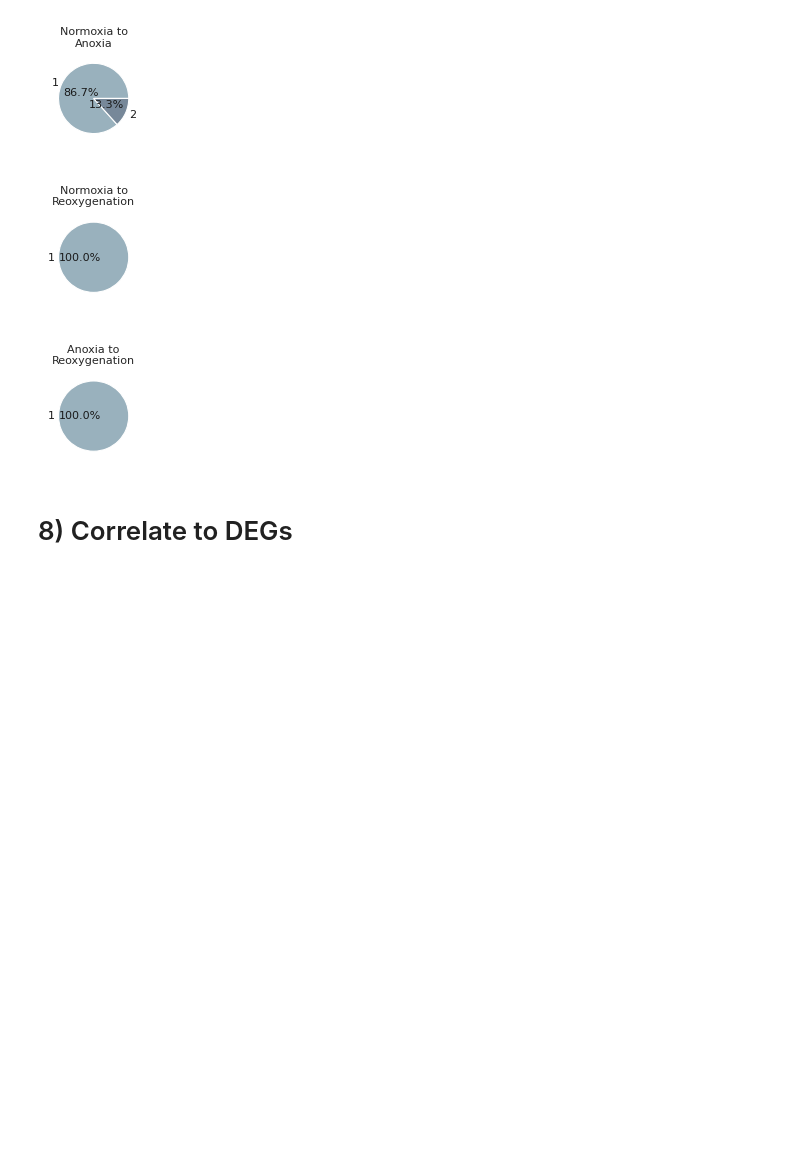
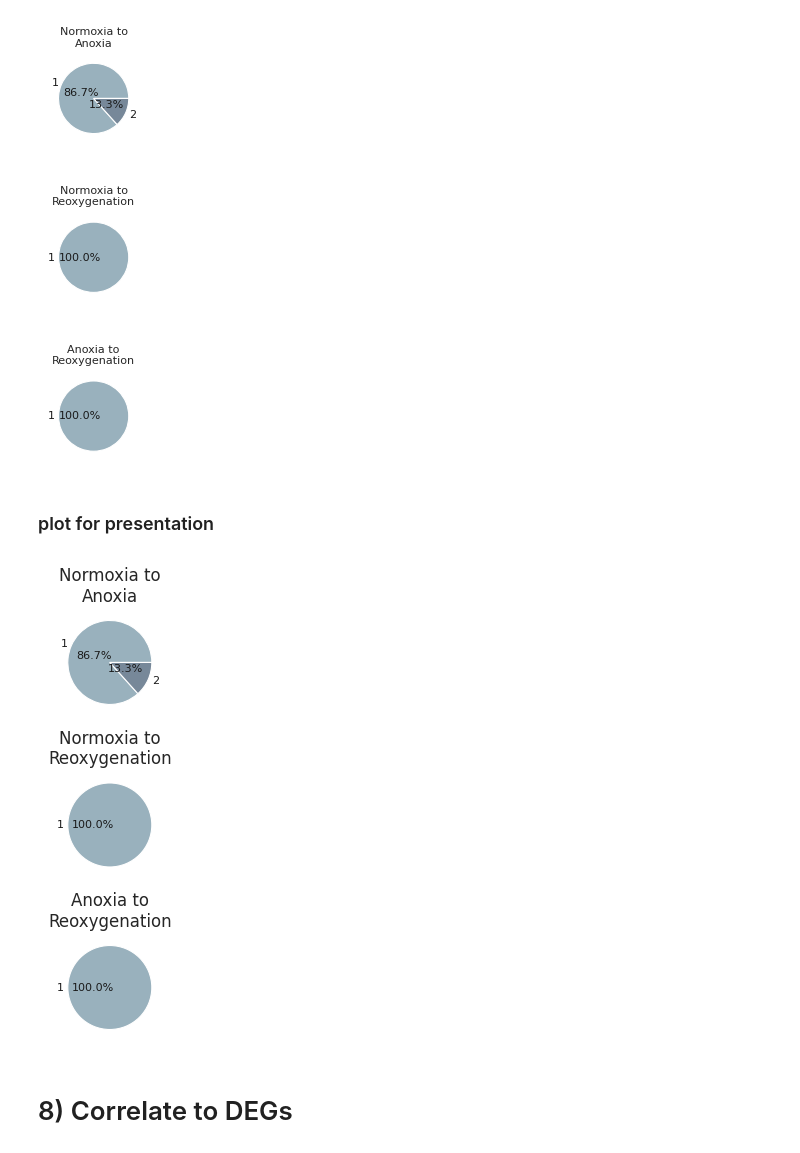
Before and after one commit to MagdalenaWinklhofer/WholeGenomeBisulphiteSequencing, a Jupyter notebook: DNAseq_pipeline/7_match_dmr_to_gene.ipynb, the cells around one changed output. Cells and saved outputs as stored; diff of their text form; code cells hidden in the pictures; blank space fills up the shorter version.

```diff
--- a/DNAseq_pipeline/7_match_dmr_to_gene.ipynb
+++ b/DNAseq_pipeline/7_match_dmr_to_gene.ipynb
@@ -342,6 +447,45 @@ plt.savefig('7_match_dmr_to_gene/DMRs_per_geneid_distribution.svg')
 plt.show()
 # %% [output]
 [figure]
+# %% [markdown]
+### plot for presentation
+# %%
+import matplotlib.pyplot as plt
+
+# Create a figure and 3 subplots in a 3x1 grid
+sns.set_theme(style = 'whitegrid', context='paper', rc={'axes.labelsize':12, 'xtick.labelsize':12, 'ytick.labelsize':12, 'legend.fontsize':12, 'legend.title_fontsize':12})
+fig, axs = plt.subplots(3, 1, figsize=((6/2.54), (12.75/2.54)))
+
+# Define the colors for the pie charts
+colors = ['#99B1BD', 'lightslategray']
+
+# rename subplots
+names = {'NvsA': 'Normoxia to\nAnoxia', 'NvsR': 'Normoxia to\nReoxygenation', 'AvsR': 'Anoxia to\nReoxygenation'}
+
+# Iterate over the dmr_withinGeneBorder items
+for i, (subset_name, dmr_subset) in enumerate(dmr_withinGeneBorder.items()):
+    ax = axs[i]
+    # Calculate the value counts
+    value_counts = dmr_subset.groupby('gene_id')['gene_id'].transform('count').value_counts()
+    # Plot the pie chart
+    wedges, texts, autotexts = ax.pie(
+        value_counts,
+        labels=value_counts.index,
+        autopct='%1.1f%%',
+        textprops=dict(color="k", fontsize=8),
+        colors=colors,
+        pctdistance=0.4
+    )
+    ax.set_title(f"{names[subset_name]}", fontsize=12)
+    #ax.legend(wedges, value_counts.index, title="Counts", loc="center left", bbox_to_anchor=(1, 0, 0.5, 1))
+
+# Adjust subplot parameters
+plt.tight_layout()
+# Save the figure
+plt.savefig('7_match_dmr_to_gene/DMRs_per_geneid_distribution_presentation.svg')
+plt.show()
+# %% [output]
+[figure, added]
 # %% [markdown]
 # 8) Correlate to DEGs
 # %%
```
Also changed, not shown: parts of 8 cells of this notebook, 13 other files.
